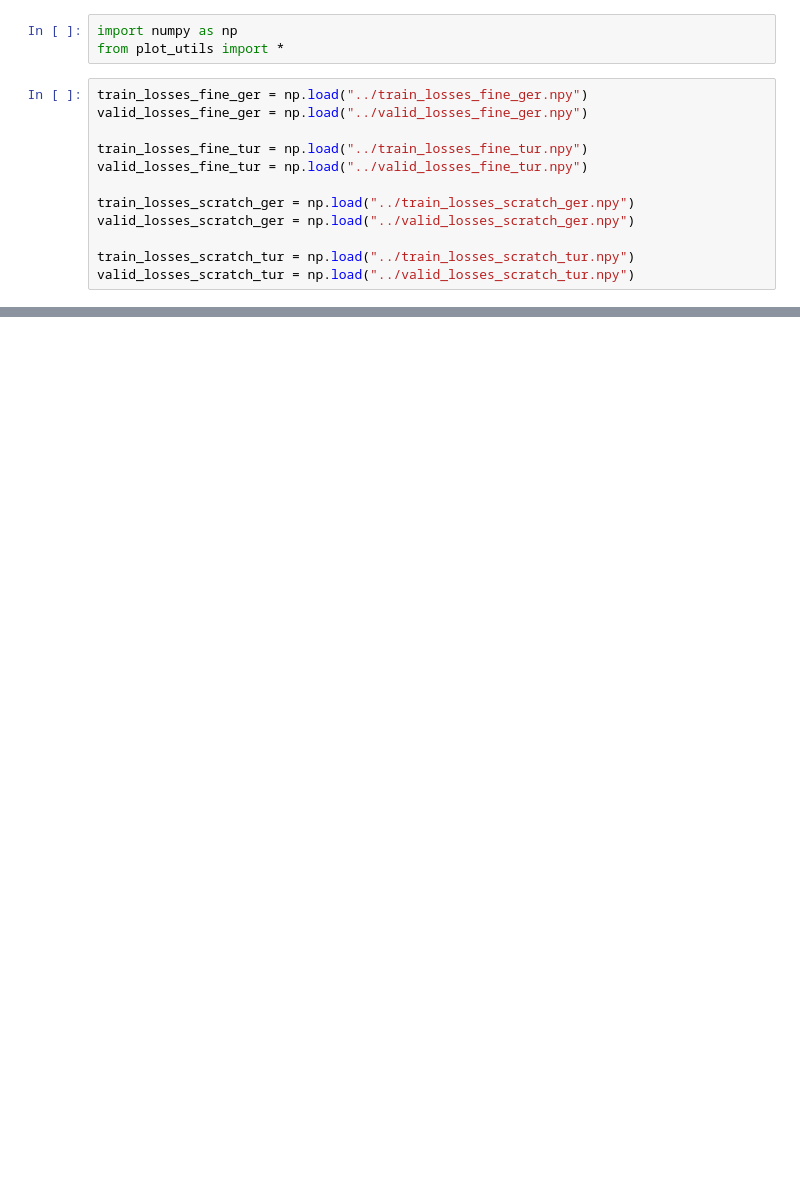
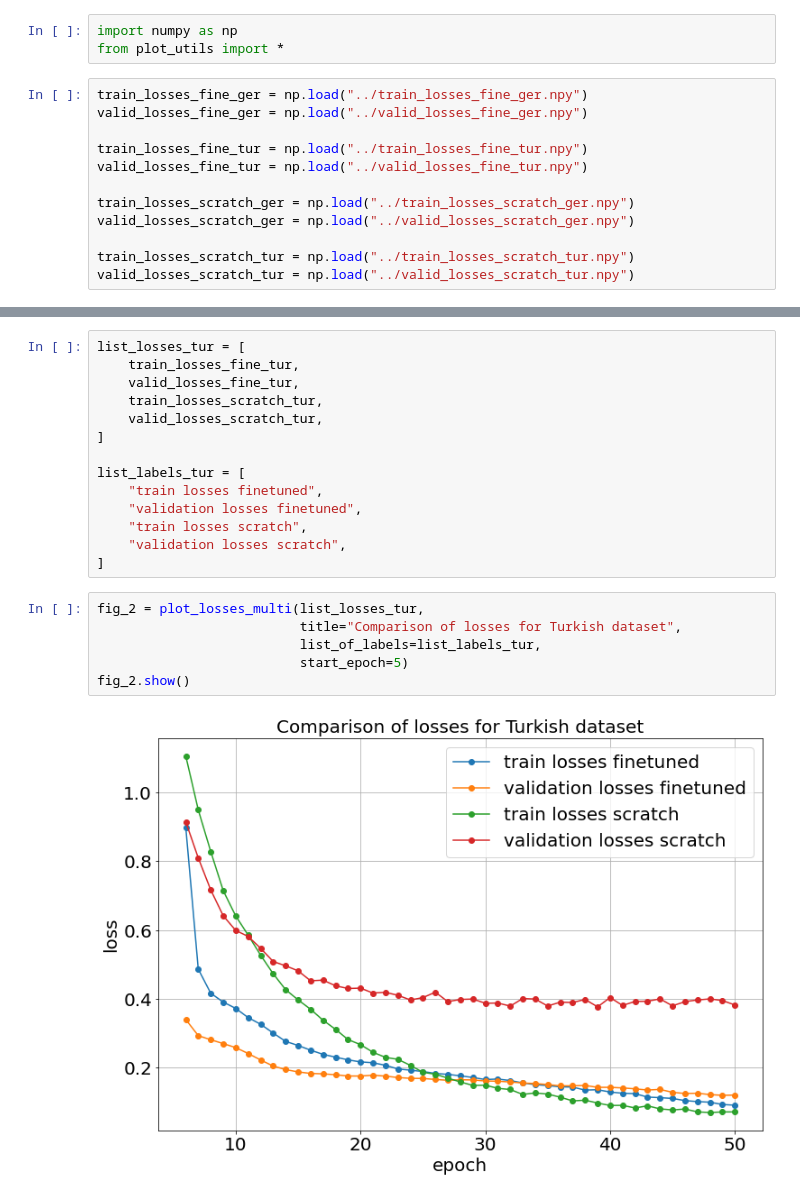
Before and after one commit to aukeroorda/nlp-project-group-4, a Jupyter notebook: create_plots.ipynb, the cells around one changed output, grey strips where cells are left out. Saved outputs shown, nothing was run; the diff lists cells and outputs as text; blank space fills up the shorter version.

```diff
--- a/create_plots.ipynb
+++ b/create_plots.ipynb
@@ -33,0 +38,22 @@ fig_2.show()
+# %%
+list_losses_tur = [
+    train_losses_fine_tur,
+    valid_losses_fine_tur,
+    train_losses_scratch_tur,
+    valid_losses_scratch_tur,
+]
+
+list_labels_tur = [
+    "train losses finetuned",
+    "validation losses finetuned",
+    "train losses scratch",
+    "validation losses scratch",
+]
+# %%
+fig_2 = plot_losses_multi(list_losses_tur,
+                          title="Comparison of losses for Turkish dataset",
+                          list_of_labels=list_labels_tur,
+                          start_epoch=5)
+fig_2.show()
+# %% [output]
+[figure, added]
```
Also changed, not shown: parts of 4 cells of this notebook.
